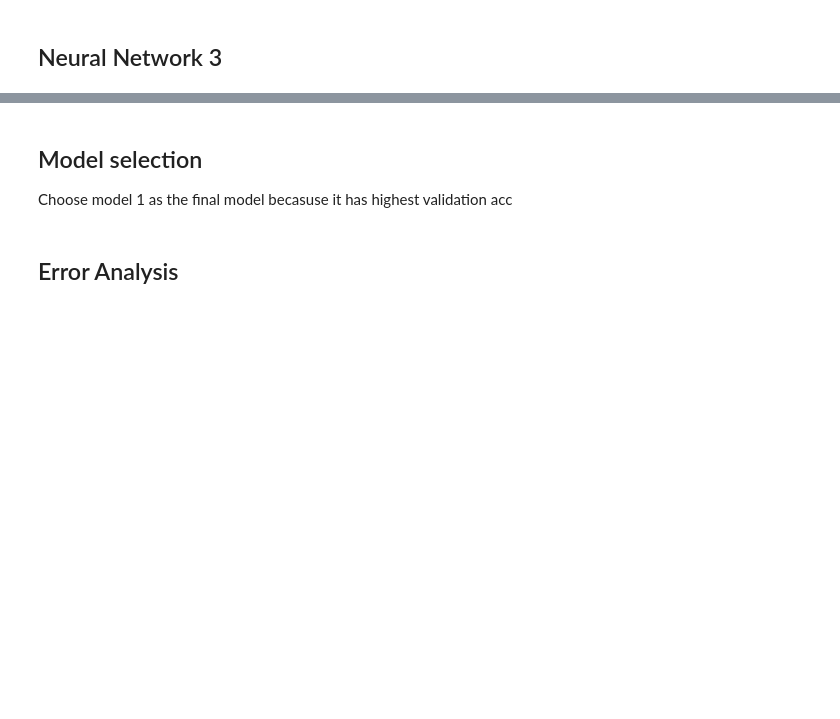
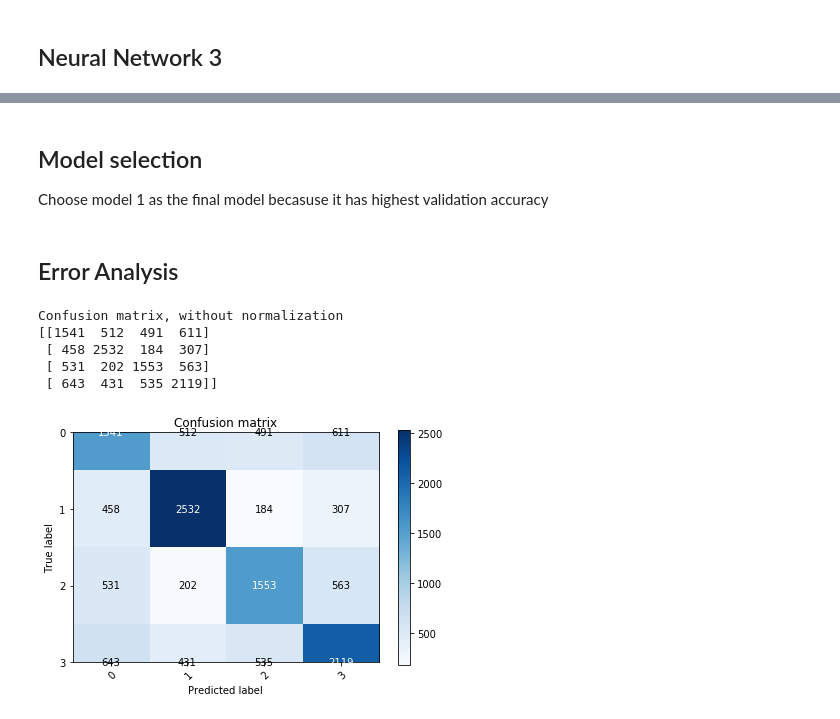
Before and after one commit to jhxu0416/DeepMoji, a Jupyter notebook: emotion detection/Transfer Learning - Neural Networks .ipynb, the cells around one changed output, grey strips where cells are left out. Cells and saved outputs as stored; diff of their text form; code cells hidden in the pictures; blank space fills up the shorter version.

```diff
--- a/emotion detection/Transfer Learning - Neural Networks .ipynb
+++ b/emotion detection/Transfer Learning - Neural Networks .ipynb
@@ -204,6 +206,6 @@ plt.show()
 # %% [markdown]
 ## Model selection
 
-Choose model 1 as the final model becasuse it has highest validation acc
+Choose model 1 as the final model becasuse it has highest validation accuracy
 # %% [markdown]
 ## Error Analysis
@@ -209,0 +269,18 @@ Choose model 1 as the final model becasuse it has highest validation acc
+# %%
+pred = model_1.predict(valid_data)
+# %%
+y_true = np.argmax(valid_label, axis = 1)
+y_pred = np.argmax(pred, axis = 1)
+# %%
+plot_confusion_matrix(y_true = y_true,
+                      y_pred = y_pred,
+                      classes=np.array(["0", "1", "2", "3"]),
+                      title='Confusion matrix')
+plt.show()
+# %% [output]
+Confusion matrix, without normalization
+[[1541  512  491  611]
+ [ 458 2532  184  307]
+ [ 531  202 1553  563]
+ [ 643  431  535 2119]]
+[figure, added]
```
Also changed, not shown: parts of 12 cells of this notebook, 1 other file.
